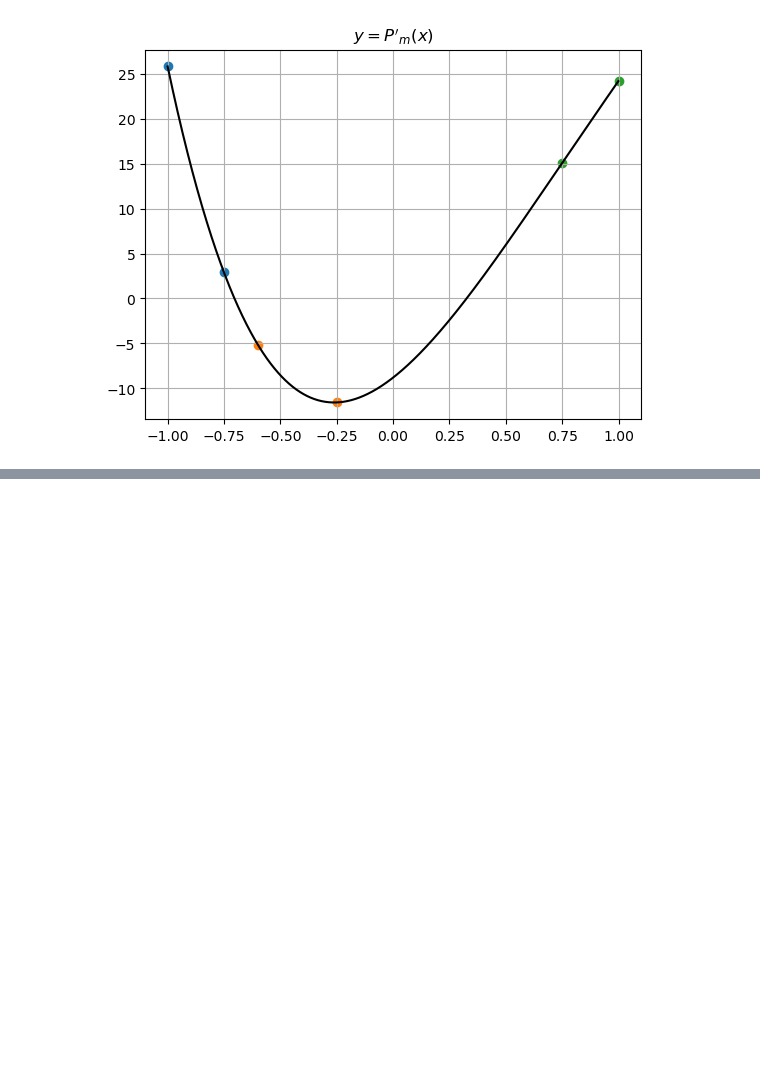
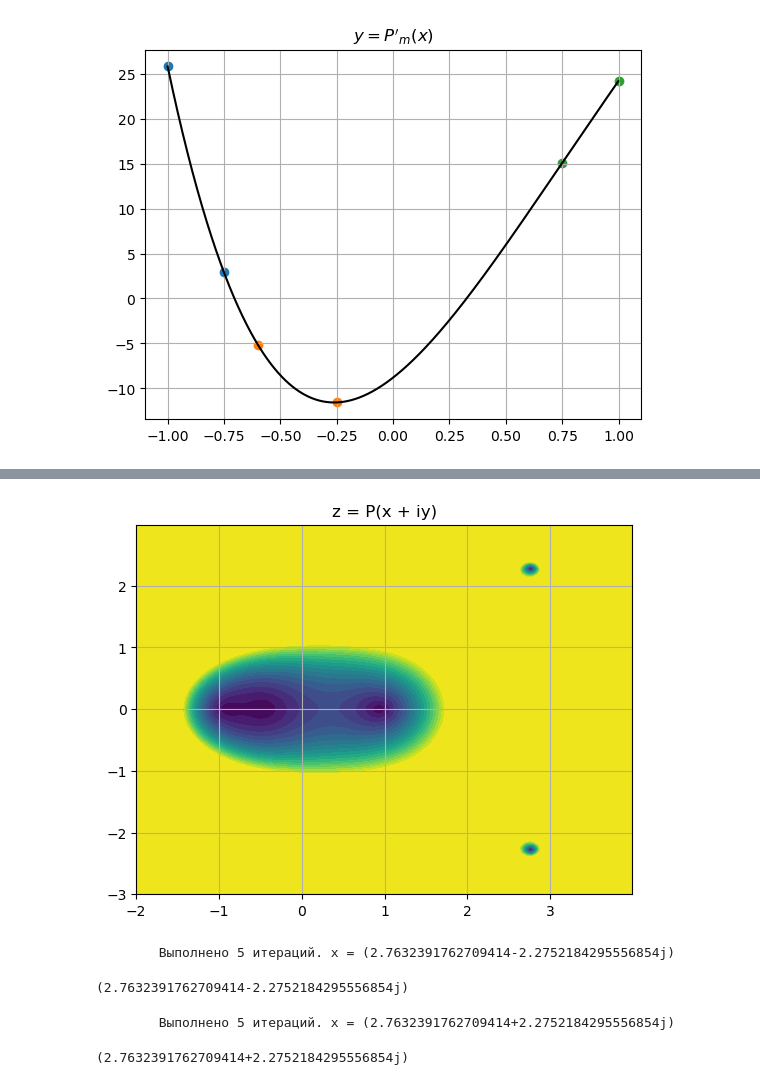
Before and after one commit to AeekTrue/mathmod, a Jupyter notebook: lab2/Lab2.3.ipynb, the cells around one changed output, grey strips where cells are left out. Cells and saved outputs as stored; diff of their text form; code cells hidden in the pictures; blank space fills up the shorter version.

```diff
--- a/lab2/Lab2.3.ipynb
+++ b/lab2/Lab2.3.ipynb
@@ -55,0 +57,23 @@ plt.grid()
+# %%
+a = 3
+c = 1
+b = 3
+X, Y = np.meshgrid(np.arange(-a+c, a+c, 0.01), np.arange(-b,  b, 0.01))
+Z = np.abs(f(X + Y*1j))
+Z = np.clip(Z, -30, 30)
+levels = np.linspace(Z.min(), Z.max(), 20)
+plt.contourf(X, Y, Z, levels=levels)
+plt.title('z = P(x + iy)')
+plt.grid()
+# %% [output]
+[figure, added]
+# %%
+newton(2.8-2.5j, f, df, eps)
+# %% [output]
+        Выполнено 5 итераций. x = (2.7632391762709414-2.2752184295556854j)
+(2.7632391762709414-2.2752184295556854j)
+# %%
+newton(2.8+2.5j, f, df, eps)
+# %% [output]
+        Выполнено 5 итераций. x = (2.7632391762709414+2.2752184295556854j)
+(2.7632391762709414+2.2752184295556854j)
```
Also changed, not shown: parts of 1 cell of this notebook, 2 other files.
